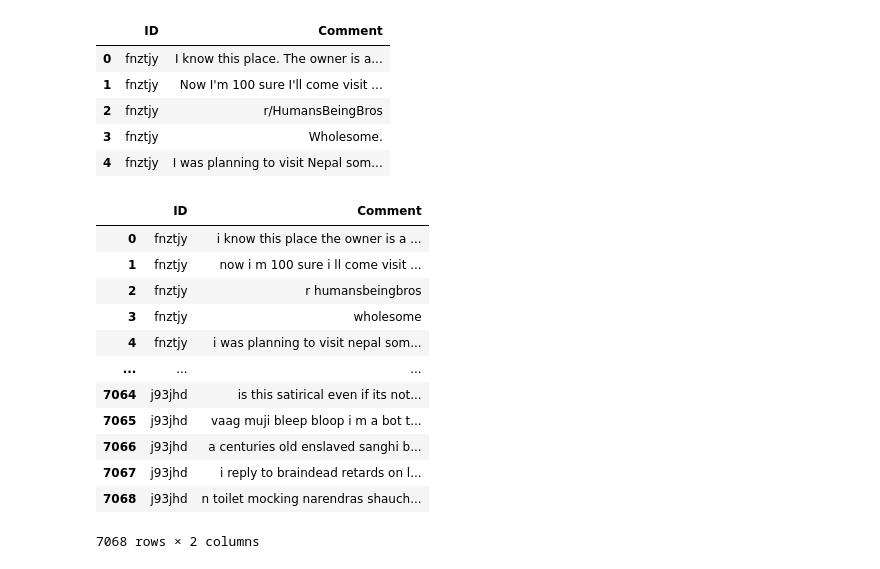
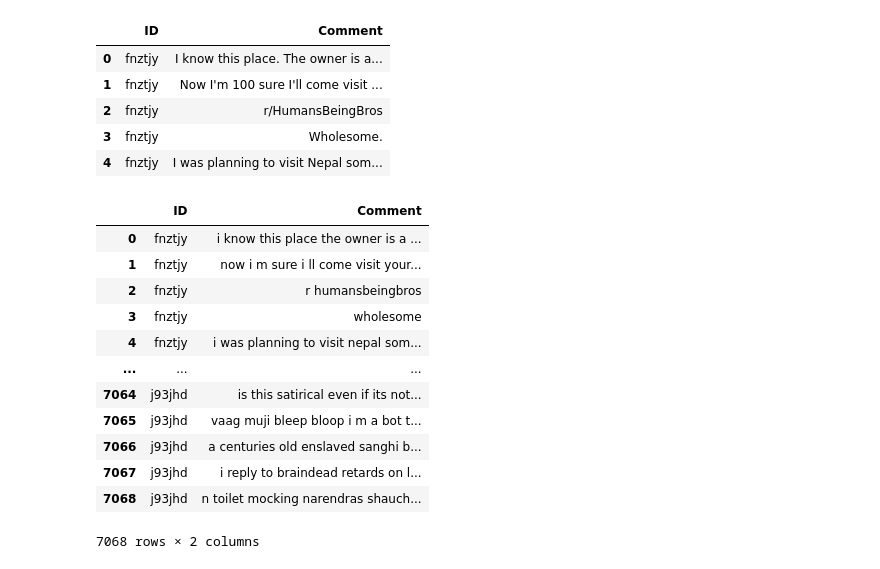
Before and after one commit to Masters-Of-NLP/Assignment1, a Jupyter notebook: EDA.ipynb, the cells around one changed output. Saved outputs shown, nothing was run; the diff lists cells and outputs as text; code cells hidden in the pictures.

```diff
--- a/EDA.ipynb
+++ b/EDA.ipynb
@@ -23,21 +23,22 @@ comments_segmented.head()
 # %%
 import re
 for index, row in comments_segmented.iterrows():
     text = row["Comment"]
     cleaned = re.sub(r'[?|!|\'|"|#|%|$|@|*|(|)|-|_|=|+]',r' ', text)
     cleaned = cleaned.lower()
     cleaned = re.sub(r'[^\x00-\x7F]+', ' ', cleaned)
     url_pattern = r'https\S*|http\S*|www\.\S*'
     cleaned = re.sub(url_pattern, r' ', cleaned)
+    cleaned = re.sub(r'\d',' ', cleaned)
     cleaned = re.sub(r'[^\w\s]', ' ', cleaned)
     cleaned = ' '.join(cleaned.split())
     comments_segmented.at[index, "Comment"] = cleaned
 
 comments_segmented
 # %% [output]
 |  | ID | Comment |
 | 0 | fnztjy | i know this place the owner is a ... |
-| 1 | fnztjy | now i m 100 sure i ll come visit ... |
+| 1 | fnztjy | now i m sure i ll come visit your... |
 | 2 | fnztjy | r humansbeingbros |
 | 3 | fnztjy | wholesome |
 | 4 | fnztjy | i was planning to visit nepal som... |
```
Also changed, not shown: parts of 9 cells of this notebook.
